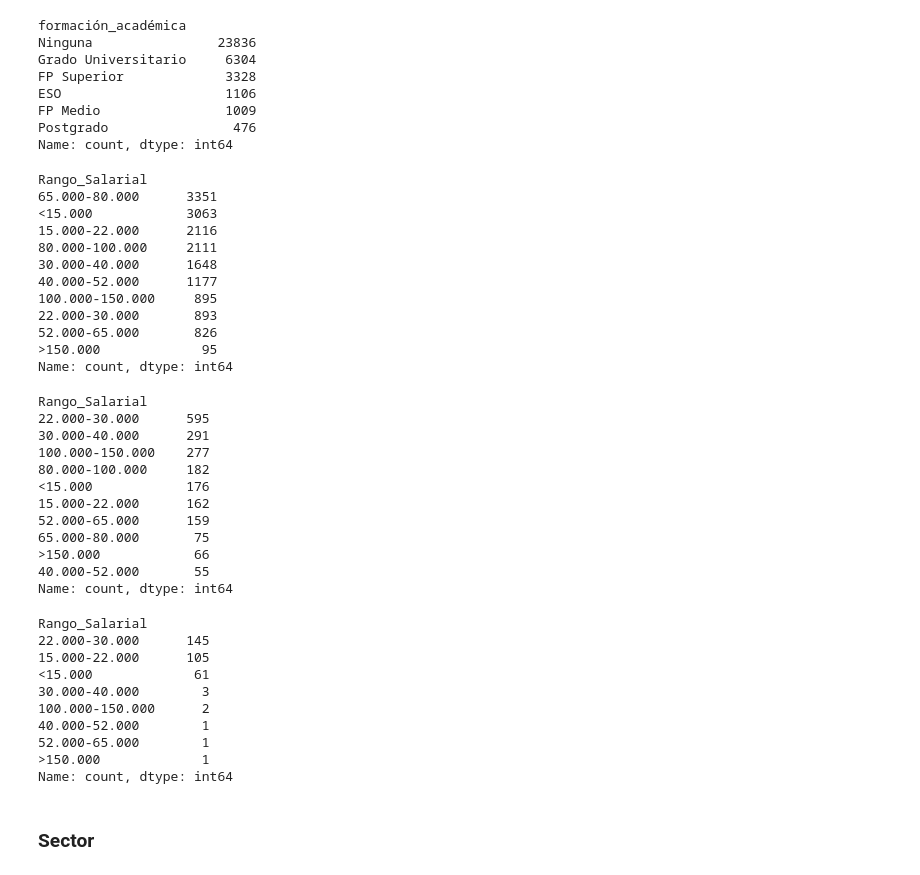
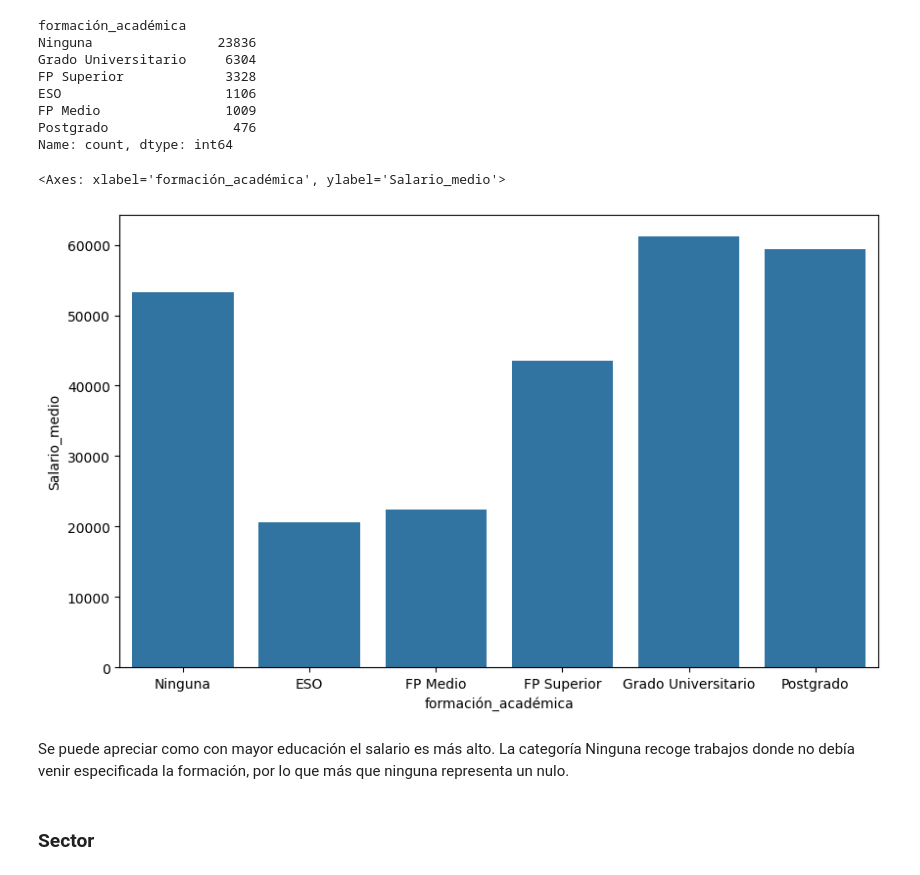
Before and after one commit to Ivan-0612/TFM_job_description_prediction, a Jupyter notebook: notebooks/05_EDA.ipynb, the cells around one changed output. Saved outputs shown, nothing was run; the diff lists cells and outputs as text; code cells hidden in the pictures.

```diff
--- a/notebooks/05_EDA.ipynb
+++ b/notebooks/05_EDA.ipynb
@@ -225,48 +176,14 @@ ESO                     1106
 FP Medio                1009
 Postgrado                476
 Name: count, dtype: int64
-# %%
-df[df['formación_académica'] == 'Ninguna']['Rango_Salarial'].value_counts()
-# %% [output]
-Rango_Salarial
-65.000-80.000      3351
-<15.000            3063
-15.000-22.000      2116
-80.000-100.000     2111
-30.000-40.000      1648
-40.000-52.000      1177
-100.000-150.000     895
-22.000-30.000       893
-52.000-65.000       826
->150.000             95
-Name: count, dtype: int64
-# %%
-df[df['formación_académica'] == 'Grado Universitario']['Rango_Salarial'].value_counts()
-# %% [output]
-Rango_Salarial
-22.000-30.000      595
-30.000-40.000      291
-100.000-150.000    277
-80.000-100.000     182
-<15.000            176
-15.000-22.000      162
-52.000-65.000      159
-65.000-80.000       75
->150.000            66
-40.000-52.000       55
-Name: count, dtype: int64
-# %%
-df[df['formación_académica'] == 'ESO']['Rango_Salarial'].value_counts()
-# %% [output]
-Rango_Salarial
-22.000-30.000      145
-15.000-22.000      105
-<15.000             61
-30.000-40.000        3
-100.000-150.000      2
-40.000-52.000        1
-52.000-65.000        1
->150.000             1
-Name: count, dtype: int64
+# %%
+plt.figure(figsize=(10,6))
+orden_formacion = ["Ninguna", "ESO", "FP Medio", "FP Superior", "Grado Universitario", "Postgrado"]
+sns.barplot(y='Salario_medio', x='formación_académica', data=df, errorbar=None, order=orden_formacion)
+# %% [output]
+<Axes: xlabel='formación_académica', ylabel='Salario_medio'>
+[figure, added]
+# %% [markdown]
+Se puede apreciar como con mayor educación el salario es más alto. La categoría Ninguna recoge trabajos donde no debía venir especificada la formación, por lo que más que ninguna representa un nulo.
 # %% [markdown]
 ### Sector
```
Also changed, not shown: parts of 26 cells of this notebook.
